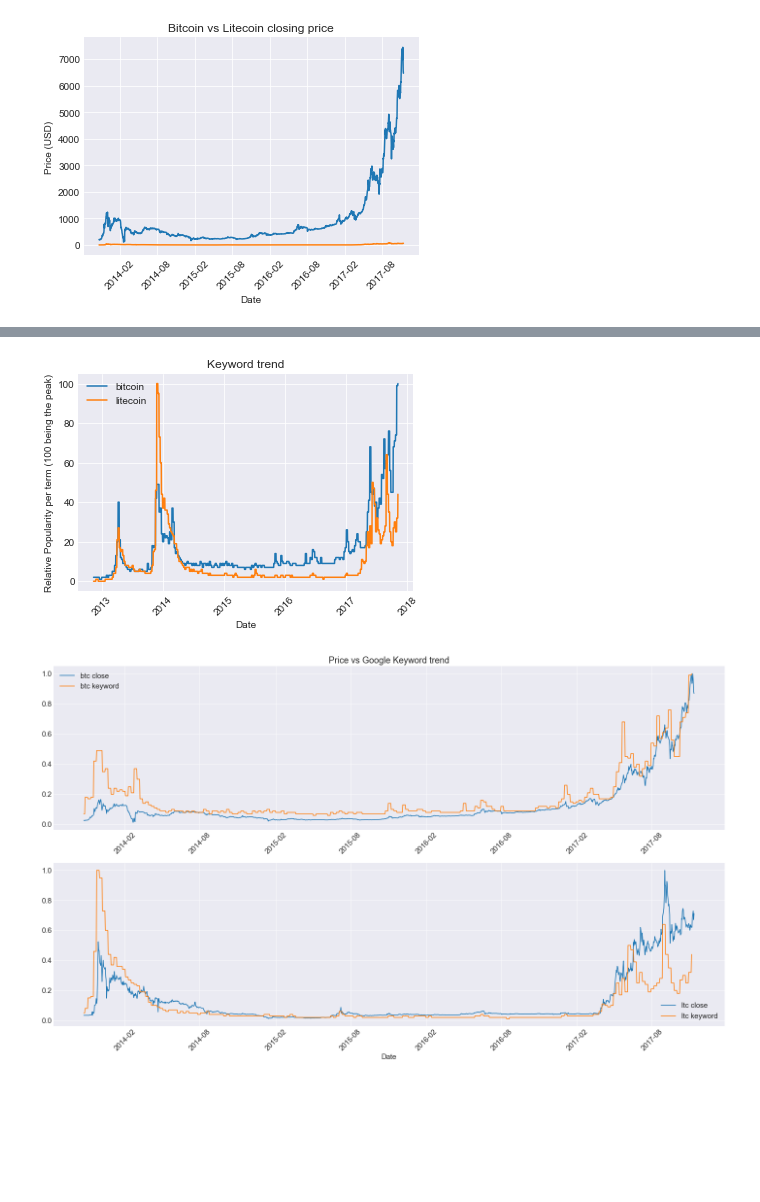
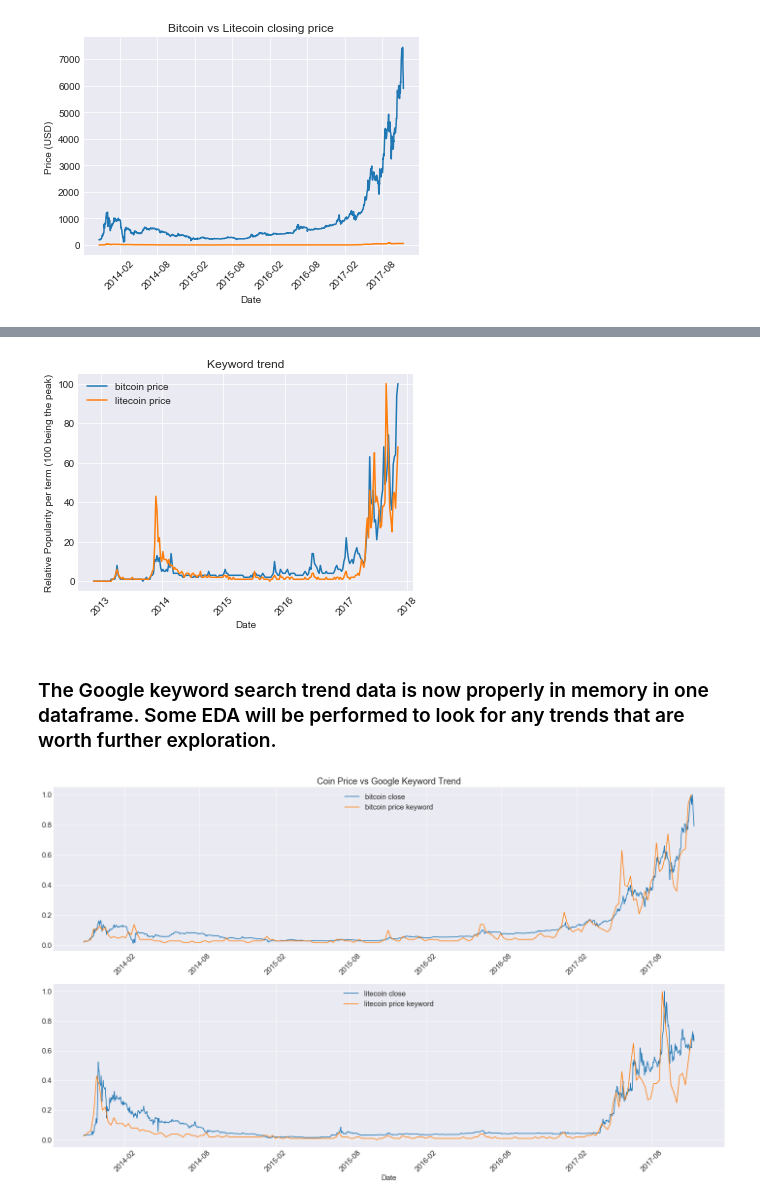
Before and after one commit to racineda/data-science-career-track, a Jupyter notebook: capstone-1-project/racine-david-capstone1.ipynb, the cells around one changed output, grey strips where cells are left out. Cells and saved outputs as stored; diff of their text form; code cells hidden in the pictures; blank space fills up the shorter version.

```diff
--- a/capstone-1-project/racine-david-capstone1.ipynb
+++ b/capstone-1-project/racine-david-capstone1.ipynb
@@ -211,22 +219,22 @@ plt.show()
 # %%
 #
-# Query google for the keyword trend.
+# Query Google for the keyword serach trend.
 #
 bitcoin = TrendReq()
 litecoin = TrendReq()
-bitcoin.build_payload(["bitcoin"])
-litecoin.build_payload(["litecoin"])
+btc_kwrd = ["bitcoin price"]
+ltc_kwrd = ["litecoin price"]
+bitcoin.build_payload(btc_kwrd)
+litecoin.build_payload(ltc_kwrd)
 
 #
-# Obtain the intrest over time.  Resample by day and forward fill.
+# Obtain the intrest over time.  Resample by day and interpolate between points.
 #
-df_kwrd_bitcoin = bitcoin.interest_over_time().resample('D').ffill()
-df_kwrd_litecoin = litecoin.interest_over_time().resample('D').ffill()
-del df_kwrd_bitcoin['isPartial']
-del df_kwrd_litecoin['isPartial']
+df_kwrd_bitcoin = bitcoin.interest_over_time()
+df_kwrd_litecoin = litecoin.interest_over_time()
 
 #
-# Print the first 10 entries for bitcoin.
+# Print the last 10 entries for bitcoin to understand what the dataframe looks like.
 #
-df_kwrd_bitcoin.head(10)
+df_kwrd_bitcoin.tail(10)
 # %% [output]
@@ -245,17 +255,22 @@ df_kwrd_bitcoin.head(10)
+# %%
+df_kwrd_bitcoin = df_kwrd_bitcoin.resample('D').interpolate(method='linear')
+df_kwrd_litecoin = df_kwrd_litecoin.resample('D').interpolate(method='linear')
+del df_kwrd_bitcoin['isPartial']
+del df_kwrd_litecoin['isPartial']
 # %%
 #
 # Plot the two keywords on the same plot.
 #
 sns.set_style("darkgrid")
-plt.plot(df_kwrd_bitcoin.bitcoin)
-plt.plot(df_kwrd_litecoin.litecoin)
-plt.legend(["bitcoin", "litecoin"])
+plt.plot(df_kwrd_bitcoin[btc_kwrd])
+plt.plot(df_kwrd_litecoin[ltc_kwrd])
+plt.legend([btc_kwrd[0], ltc_kwrd[0]])
 plt.xticks(rotation=45)
 plt.title("Keyword trend")
 plt.xlabel("Date")
 plt.ylabel("Relative Popularity per term (100 being the peak)")
 plt.show()
 # %% [output]
-[figure, old version]
+[figure, new version]
 # %%
 #
@@ -266,3 +281,5 @@ df_coins['ltc_kwrd'] = df_kwrd_litecoin.litecoin
+# %% [markdown]
+### The Google keyword search trend data is now properly in memory in one dataframe.  Some EDA will be performed to look for any trends that are worth further exploration.
 # %%
 #
 # Plot price vs keyword on the same plot.
@@ -271,18 +288,18 @@ plt.rcParams.update({'font.size': 15})
 sns.set_style("darkgrid")
 fig = plt.figure(figsize=(20, 12))
 ax = fig.add_subplot(211)
-plt.title("Price vs Google Keyword trend")
+plt.title("Coin Price vs Google Keyword Trend")
 ax.plot(df_coins.btc_close / df_coins.btc_close.max())
 ax.plot(df_coins.btc_kwrd / df_coins.btc_kwrd.max())
-ax.legend(["btc close", "btc keyword"])
+ax.legend(["bitcoin close", btc_kwrd[0] + " keyword"],loc="upper center")
 plt.xticks(rotation=45)
 ax = fig.add_subplot(212)
 ax.plot(df_coins.ltc_close / df_coins.ltc_close.max())
 ax.plot(df_coins.ltc_kwrd / df_coins.ltc_kwrd.max())
-ax.legend(["ltc close", "ltc keyword"])
+ax.legend(["litecoin close",  ltc_kwrd[0] + " keyword"], loc="upper center")
 plt.xticks(rotation=45)
 plt.xlabel("Date")
 plt.tight_layout()
 plt.show()
 # %% [output]
-[figure, old version]
+[figure, new version]
```
Also changed, not shown: parts of 27 cells of this notebook, 2 other files.
